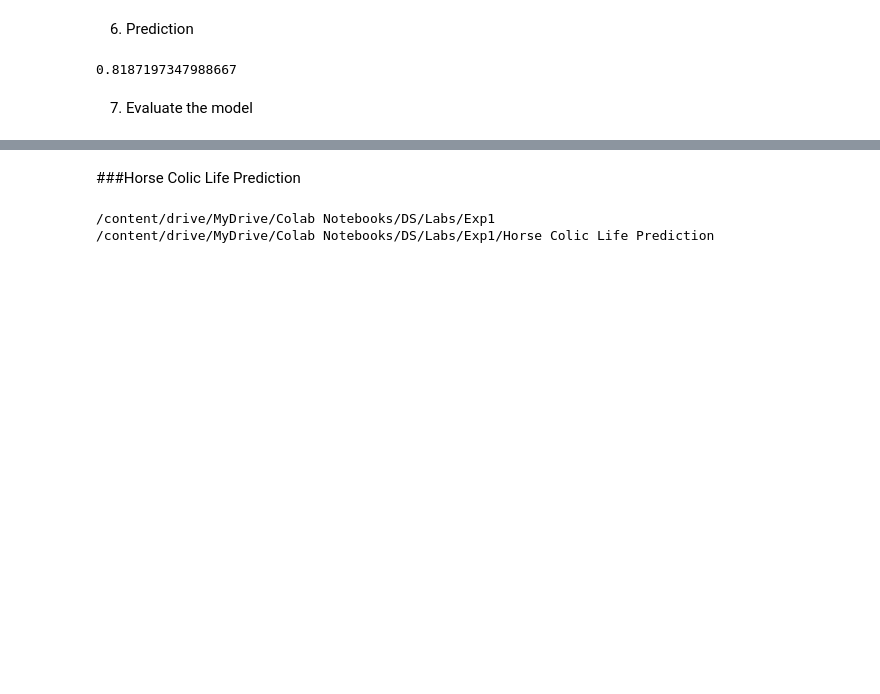
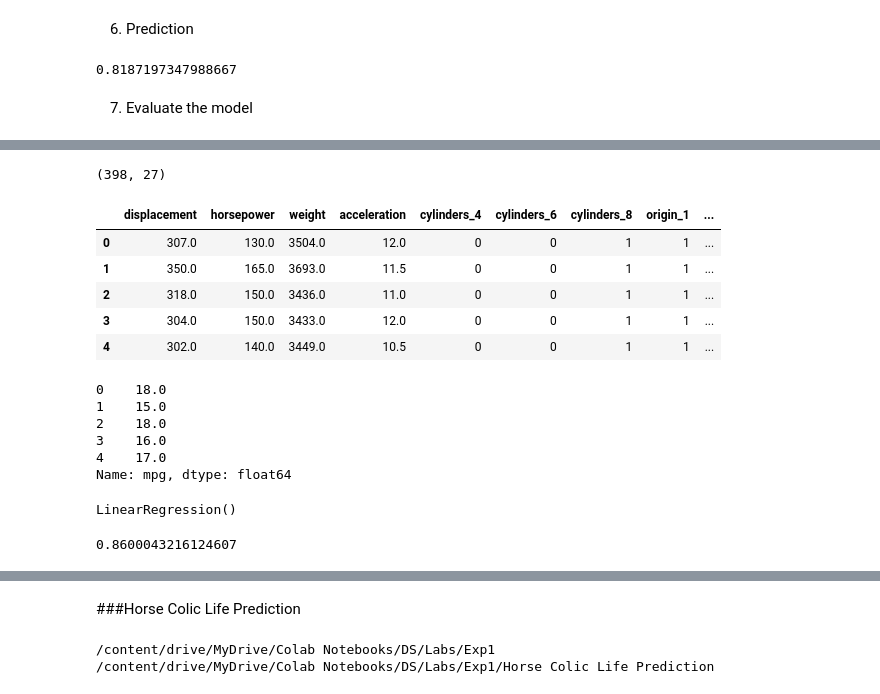
Before and after one commit to khushijashnani/CEEL-82B---Data-Science, a Jupyter notebook: Exp1.ipynb, the cells around one changed output, grey strips where cells are left out. Saved outputs shown, nothing was run; the diff lists cells and outputs as text; code cells hidden in the pictures; blank space fills up the shorter version.

```diff
--- a/Exp1.ipynb
+++ b/Exp1.ipynb
@@ -474,0 +548,25 @@ linear.score(X_test, y_test)
+# %%
+y = data['mpg']
+X = data.drop(['mpg'], axis=1)
+# %%
+X.shape
+# %% [output]
+(398, 27)
+# %%
+X.head()
+# %% [output]
+|  | displacement | horsepower | weight | acceleration | cylinders_4 | cylinders_6 | cylinders_8 | origin_1 | ... |
+| 0 | 307.0 | 130.0 | 3504.0 | 12.0 | 0 | 0 | 1 | 1 | ... |
+| 1 | 350.0 | 165.0 | 3693.0 | 11.5 | 0 | 0 | 1 | 1 | ... |
+| 2 | 318.0 | 150.0 | 3436.0 | 11.0 | 0 | 0 | 1 | 1 | ... |
+| 3 | 304.0 | 150.0 | 3433.0 | 12.0 | 0 | 0 | 1 | 1 | ... |
+| 4 | 302.0 | 140.0 | 3449.0 | 10.5 | 0 | 0 | 1 | 1 | ... |
+# %%
+y.head()
+# %% [output]
+0    18.0
+1    15.0
+2    18.0
+3    16.0
+4    17.0
+Name: mpg, dtype: float64
@@ -474,0 +576,6 @@ linear.score(X_test, y_test)
+# %%
+# Applying linear regression to the target variable
+linear = LinearRegression()
+linear.fit(X_train, y_train)
+# %% [output]
+LinearRegression()
@@ -475,3 +586,7 @@ linear.score(X_test, y_test)
+# %%
+linear.score(X_test, y_test)
+# %% [output]
+0.8600043216124607
 # %%
 print("Metrics to evaluate Regression model are :")
 mae = mean_absolute_error(actual, pred)
```
Also changed, not shown: parts of 19 cells of this notebook.
